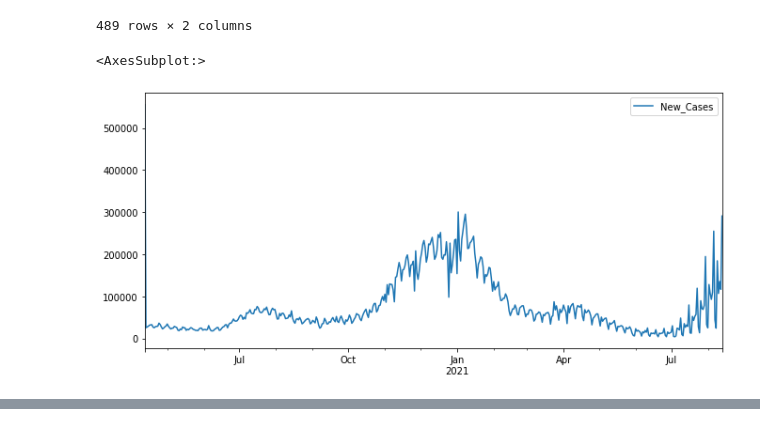
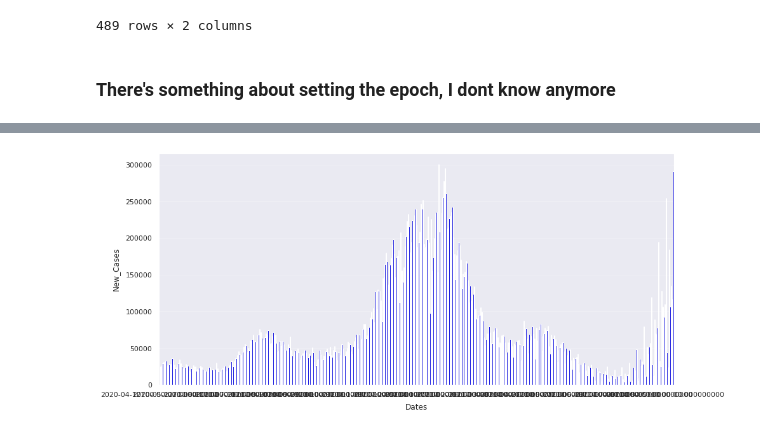
Before and after one commit to tall-geese/CovidTracking, a Jupyter notebook: Covid Tracker.ipynb, the cells around one changed output, grey strips where cells are left out. Cells and saved outputs as stored; diff of their text form; code cells hidden in the pictures.

Commit message:
made some small progress on the barplot

```diff
--- a/Covid Tracker.ipynb
+++ b/Covid Tracker.ipynb
@@ -82,9 +85,35 @@ mont_data
 | 2021-08-12 | 72653 | 125 |
 | 2021-08-13 | 72826 | 173 |
 489 rows × 2 columns
-# %%
-# pa_data.plot.bar(y='New_Cases', xticks=[], figsize=(11,5))
-us_data.plot(y='New_Cases', figsize=(11,5))
-# %% [output]
-<AxesSubplot:>
-[figure, removed]
+# %%
+us_data['Dates'] = pd.to_datetime(us_data.index.strftime('%b-%d-%Y'))
+# %% [markdown]
+### There's something about setting the epoch, I dont know anymore
+# %%
+# pa_data.plot.bar(y='New_Cases', xticks=[], figsize=(11,5))
+# us_data.plot(y='New_Cases', figsize=(11,5))
+# mpl_style(dark=True)
+sns.set()
+
+# dates = pd.to_datetime(us_data.index.strftime('%b-%d-%Y'))
+# us_data = us_data.reset_index()
+
+fig,ax = plt.subplots(figsize=(14,6))
+sns.barplot(x='Dates', y='New_Cases', data=us_data, color='blue',ax=ax, dodge=False)
+ax.xaxis.set_major_locator(plt.MaxNLocator(17))
+# x = pd.date_range('04-01-2020', periods=17, freq='m')
+# ax.set_xticks(x)
+# ax.set_xticklabels([i.strftime('%b-%y') for i in x])
+
+# date_form = DateFormatter("%m-%d")
+# ax.xaxis.set_major_formatter(date_form)
+fig.tight_layout()
+ax.get_xticklabels()
+
+
+# dt.strptime(str(ax.get_xticklabels()[1]),"%Y-%m-%d")
+# a = dt.strptime(ax.get_xticklabels()[1])
+# a
+# us_data.plot.bar(y='New_Cases', figsize=(14,6))
+# ax = plt.gca()
+# %% [output]
@@ -90,0 +139 @@ us_data.plot(y='New_Cases', figsize=(11,5))
+[figure, added]
```
Also changed, not shown: parts of 3 cells of this notebook.
